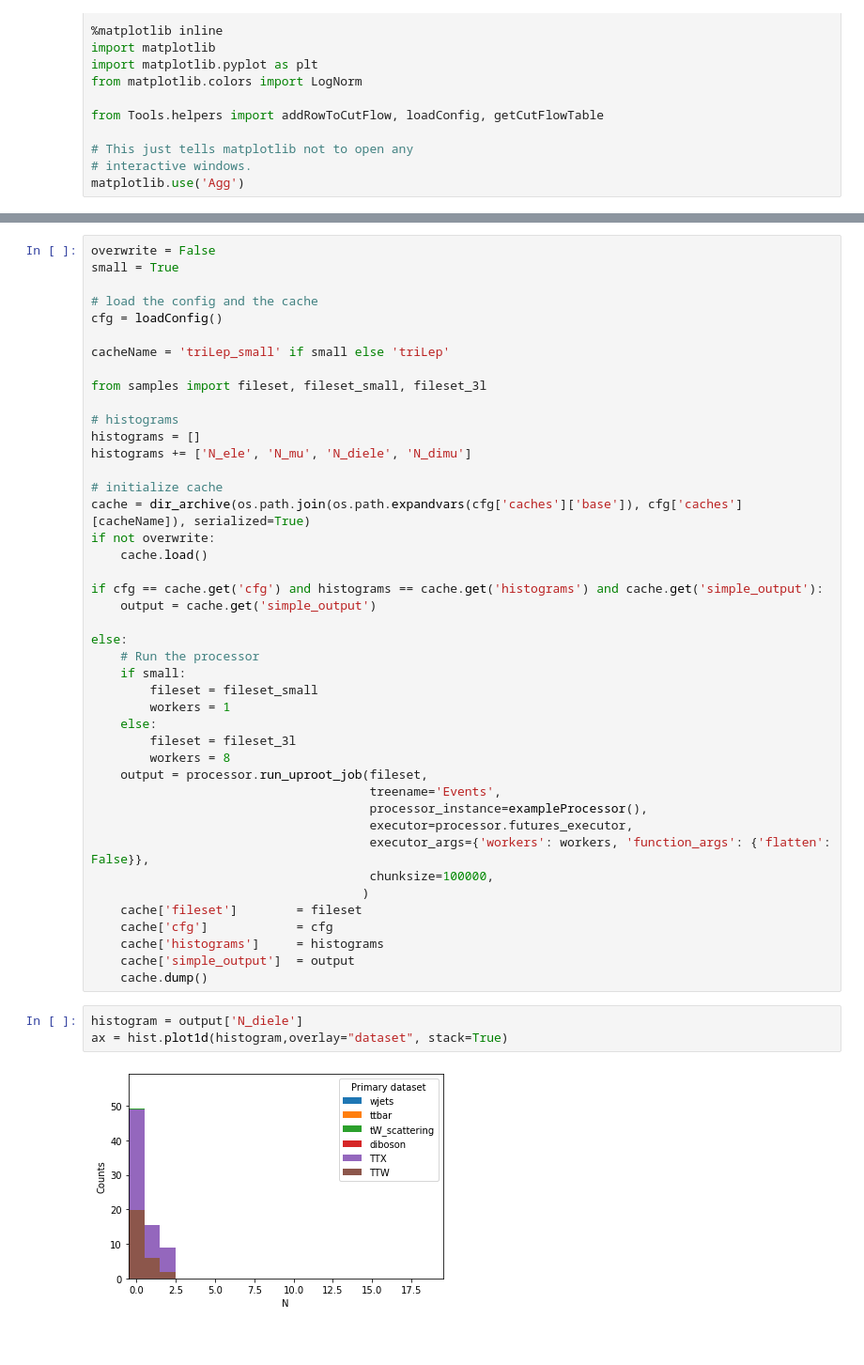
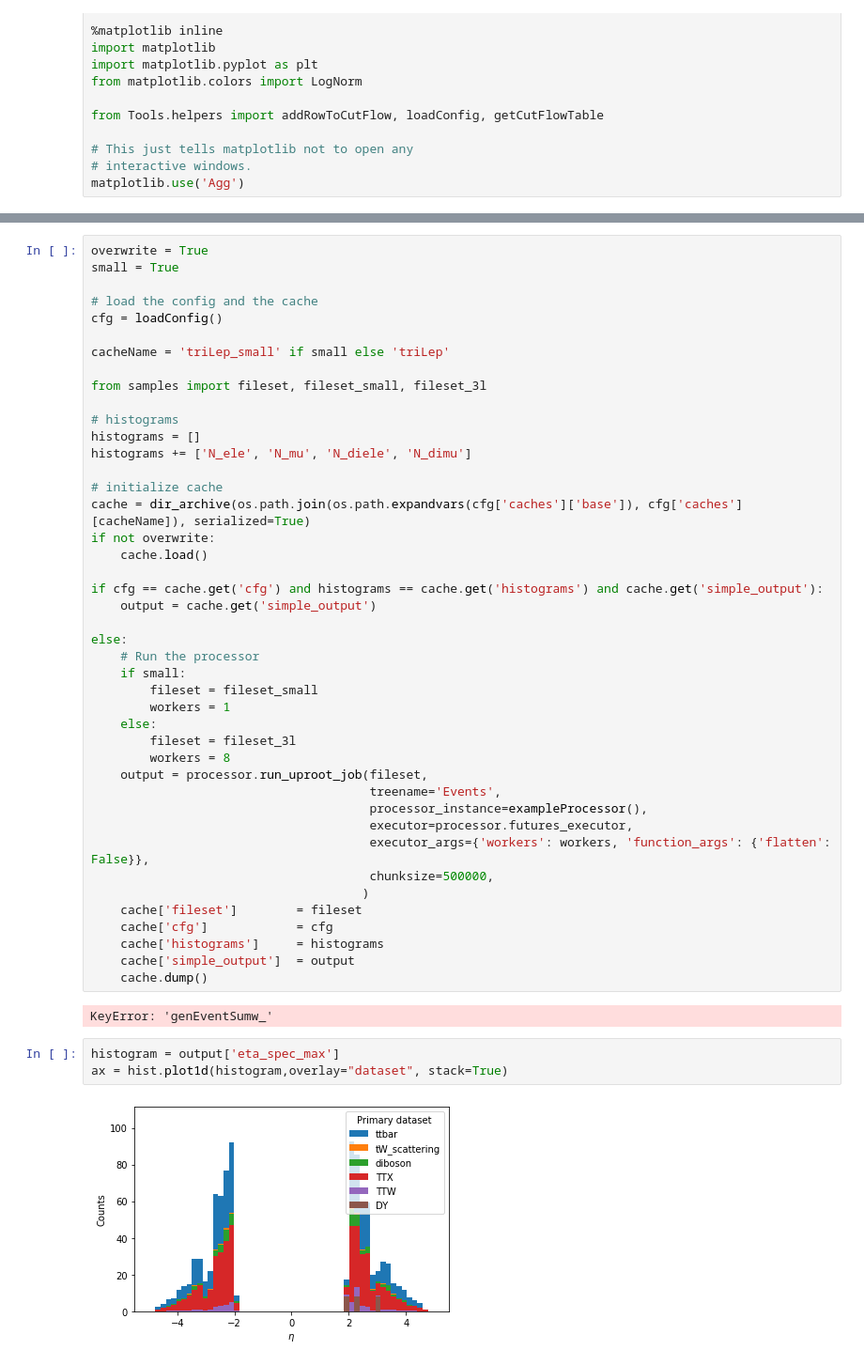
Before and after one commit to zxmei1/tW_scattering, a Jupyter notebook: processor/triLep.ipynb, the cells around one changed output, grey strips where cells are left out. Shown at 94% size. Cells and saved outputs as stored; diff of their text form; blank space fills up the shorter version.

```diff
--- a/processor/triLep.ipynb
+++ b/processor/triLep.ipynb
@@ -178,7 +197,7 @@ class exampleProcessor(processor.ProcessorABC):
     def postprocess(self, accumulator):
         return accumulator
 # %%
-overwrite = False
+overwrite = True
 small = True
 
 # load the config and the cache
@@ -213,16 +232,18 @@ else:
                                       processor_instance=exampleProcessor(),
                                       executor=processor.futures_executor,
                                       executor_args={'workers': workers, 'function_args': {'flatten': False}},
-                                      chunksize=100000,
+                                      chunksize=500000,
                                      )
     cache['fileset']        = fileset
     cache['cfg']            = cfg
     cache['histograms']     = histograms
     cache['simple_output']  = output
     cache.dump()
+# %% [output]
+KeyError: 'genEventSumw_'
 # %%
-histogram = output['N_diele']
+histogram = output['eta_spec_max']
 ax = hist.plot1d(histogram,overlay="dataset", stack=True)
 # %% [output]
-[figure, old version]
+[figure, new version]
 # %%
```
Also changed, not shown: parts of 5 cells of this notebook, 5 other files.
